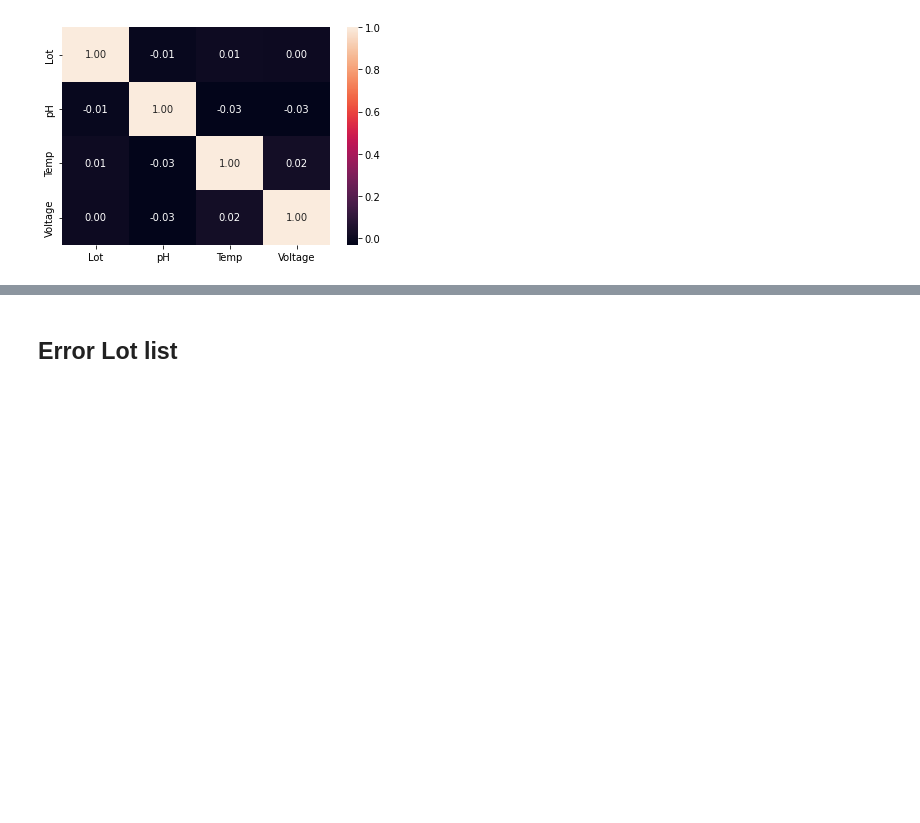
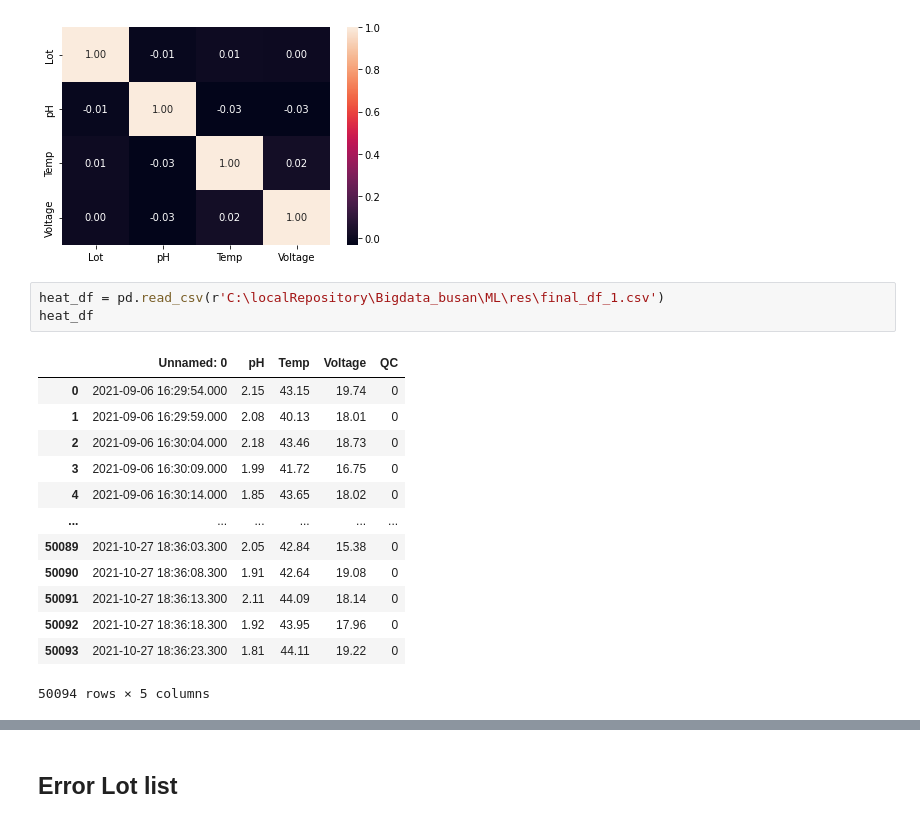
Before and after one commit to och5351/Bigdata_busan, a Jupyter notebook: csy/EDA.ipynb, the cells around one changed output, grey strips where cells are left out. Saved outputs shown, nothing was run; the diff lists cells and outputs as text; blank space fills up the shorter version.

```diff
--- a/csy/EDA.ipynb
+++ b/csy/EDA.ipynb
@@ -222,3 +222,20 @@ sns.heatmap(correlation, annot=True, fmt='.2f')
 # %% [output]
 <AxesSubplot:>
 [figure]
+# %%
+heat_df = pd.read_csv(r'C:\localRepository\Bigdata_busan\ML\res\final_df_1.csv')
+heat_df
+# %% [output]
+|  | Unnamed: 0 | pH | Temp | Voltage | QC |
+| 0 | 2021-09-06 16:29:54.000 | 2.15 | 43.15 | 19.74 | 0 |
+| 1 | 2021-09-06 16:29:59.000 | 2.08 | 40.13 | 18.01 | 0 |
+| 2 | 2021-09-06 16:30:04.000 | 2.18 | 43.46 | 18.73 | 0 |
+| 3 | 2021-09-06 16:30:09.000 | 1.99 | 41.72 | 16.75 | 0 |
+| 4 | 2021-09-06 16:30:14.000 | 1.85 | 43.65 | 18.02 | 0 |
+| ... | ... | ... | ... | ... | ... |
+| 50089 | 2021-10-27 18:36:03.300 | 2.05 | 42.84 | 15.38 | 0 |
+| 50090 | 2021-10-27 18:36:08.300 | 1.91 | 42.64 | 19.08 | 0 |
+| 50091 | 2021-10-27 18:36:13.300 | 2.11 | 44.09 | 18.14 | 0 |
+| 50092 | 2021-10-27 18:36:18.300 | 1.92 | 43.95 | 17.96 | 0 |
+| 50093 | 2021-10-27 18:36:23.300 | 1.81 | 44.11 | 19.22 | 0 |
+50094 rows × 5 columns
```
Also changed, not shown: parts of 4 cells of this notebook.
